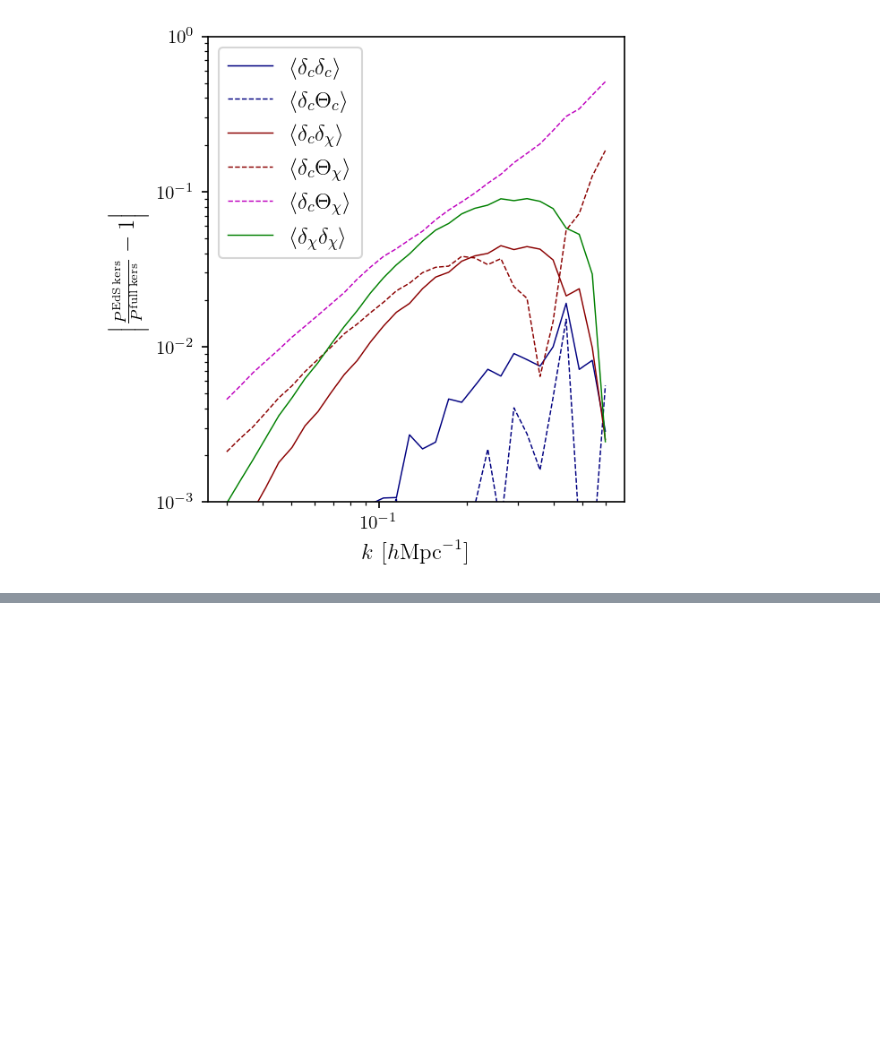
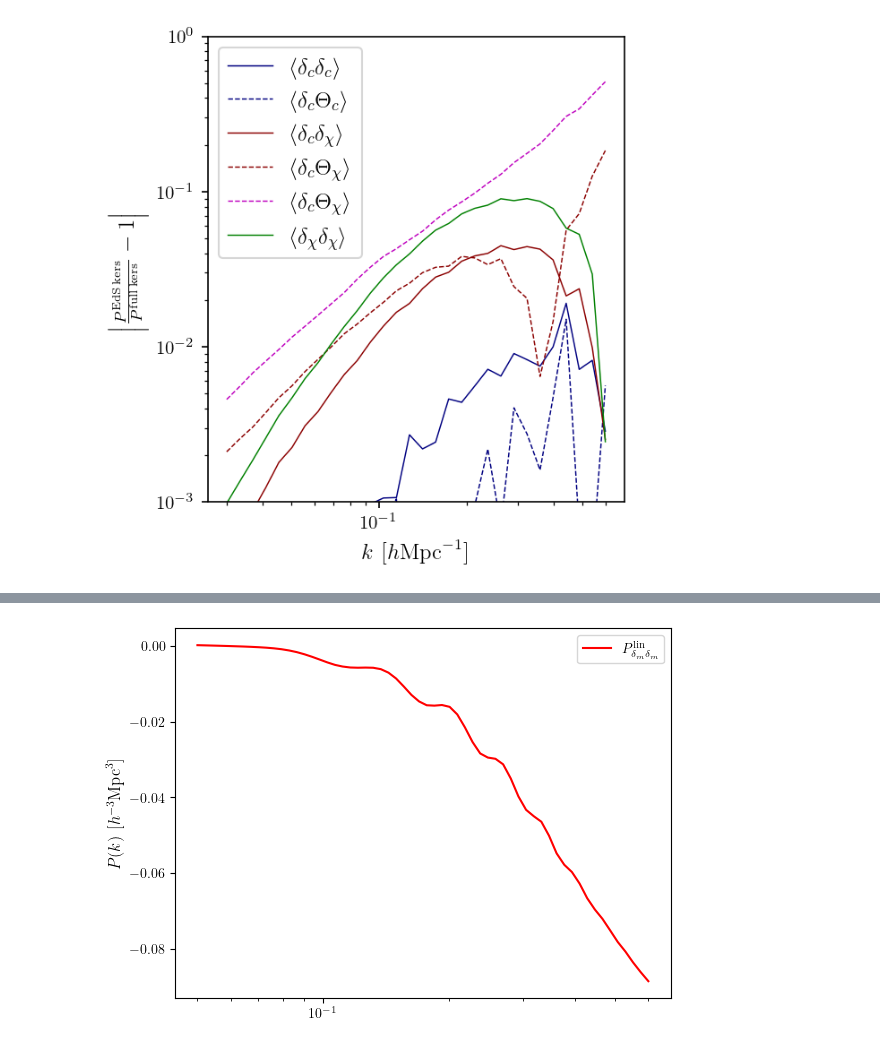
Before and after one commit to fverd/class, a Jupyter notebook: soundspeed-scripts/numerical-integrals/plot-numint-result.ipynb, the cells around one changed output, grey strips where cells are left out. Cells and saved outputs as stored; diff of their text form; code cells hidden in the pictures; blank space fills up the shorter version.

```diff
--- a/soundspeed-scripts/numerical-integrals/plot-numint-result.ipynb
+++ b/soundspeed-scripts/numerical-integrals/plot-numint-result.ipynb
@@ -392,5 +392,8 @@ Plot the difference for $m_a= 10^{-26}$: it scales as a counterterm
 # %%
 ma=27
-k, dcdc22, dcdc22_EdS, dcTc22, dcTc22_EdS, dcdx22, dcdx22_EdS, dcTx22, dcTx22_EdS, dxdx22, dxdx22_EdS, PL_cc, TL_x =np.loadtxt(f'/home/fverdian/class/soundspeed-scripts/numerical-integrals/results/P22-ma{ma}p0-fx0p1-N1000-p2.txt', unpack=True)[:,:70]
 
-k, dcdc13, dcdc13_EdS, dcTc13, dcTc13_EdS, dcdx13, dcdx13_EdS, dcTx13, dcTx13_EdS, dxdx13, dxdx13_EdS, PL_cc, TL_x, dcdx_IR  =np.loadtxt(f'/home/fverdian/class/soundspeed-scripts/numerical-integrals/results/P13-ma{ma}p0-fx0p1-N1000-p2.txt', unpack=True)[:,:70]
+kref=8.4e12 * pow(pow(10,-ma)/0.67,1/2) * 0.666**0.25
+
+k, dcdc22, dcdc22_EdS, dcTc22, dcTc22_EdS, dcdx22, dcdx22_EdS, dcTx22, dcTx22_EdS, dxdx22, dxdx22_EdS, PL_cc, TL_x =np.loadtxt(f'/home/fverdian/class/soundspeed-scripts/numerical-integrals/results/P22-ma{ma}p0-fx0p1-N16000-p2.txt', unpack=True)
+k, dcdc13, dcdc13_EdS, dcTc13, dcTc13_EdS, dcdx13, dcdx13_EdS, dcTx13, dcTx13_EdS, dxdx13, dxdx13_EdS, PL_cc, TL_x, dcdx_IR  =np.loadtxt(f'/home/fverdian/class/soundspeed-scripts/numerical-integrals/results/P13-ma{ma}p0-fx0p1-N16000-p2.txt', unpack=True)
+fx=0.1
@@ -451,0 +400,24 @@ plt.show()
+# %%
+
+# Upper panel
+
+# plt.plot(k, PL_cc+dcdc22_EdS +dcdc13_EdS, 'k', linewidth=1.5, label='$P^{\mathrm{lin}}_{\delta_m\delta_m}$', zorder=4)
+# plt.plot(k, PL_cc, 'g--', linewidth=1.5, label='$P^{\mathrm{lin}}_{\delta_m\delta_m}$', zorder=4)
+# plt.plot(k, PL_cc*mm(1,TL_x, TL_x**2), 'gray', linewidth=1.5, label='$P^{\mathrm{lin}}_{\delta_m\delta_m}$', zorder=4)
+
+# plt.plot(k, PL_cc+dcdc22 +dcdc13, 'r', linewidth=1.5, label='$P^{\mathrm{lin}}_{\delta_m\delta_m}$', zorder=4)
+# plt.plot(k, PL_cc*mm(1,TL_x, TL_x**2)+  mm(dcdc22,dcdx22,dxdx22)+ mm(dcdc13,dcdx13,dxdx13), 'm', linewidth=1.5, label='$P^{\mathrm{lin}}_{\delta_m\delta_m}$', zorder=4)
+# plt.plot(k, PL_cc*mm(1,TL_x, TL_x**2)+ +dcdc22 +dcdc13, 'g', linewidth=1.5, label='$P^{\mathrm{lin}}_{\delta_m\delta_m}$', zorder=4)
+
+plt.plot(k,(PL_cc+  mm(dcdc22,dcdx22,dxdx22)+ mm(dcdc13,dcdx13,dxdx13))/( PL_cc+dcdc22 +dcdc13)-1, 'r', linewidth=1.5, label='$P^{\mathrm{lin}}_{\delta_m\delta_m}$', zorder=4)
+
+plt.xscale('log')
+# plt.yscale('log')
+
+plt.legend(fontsize=10, loc='best', ncol=2)
+plt.ylabel(r'$P(k)$ $[h^{-3}\mathrm{Mpc}^{3}]$', fontsize=12)
+
+
+plt.show()
+# %% [output]
+[figure, added]
```
Also changed, not shown: parts of 4 cells of this notebook, 34 other files.
